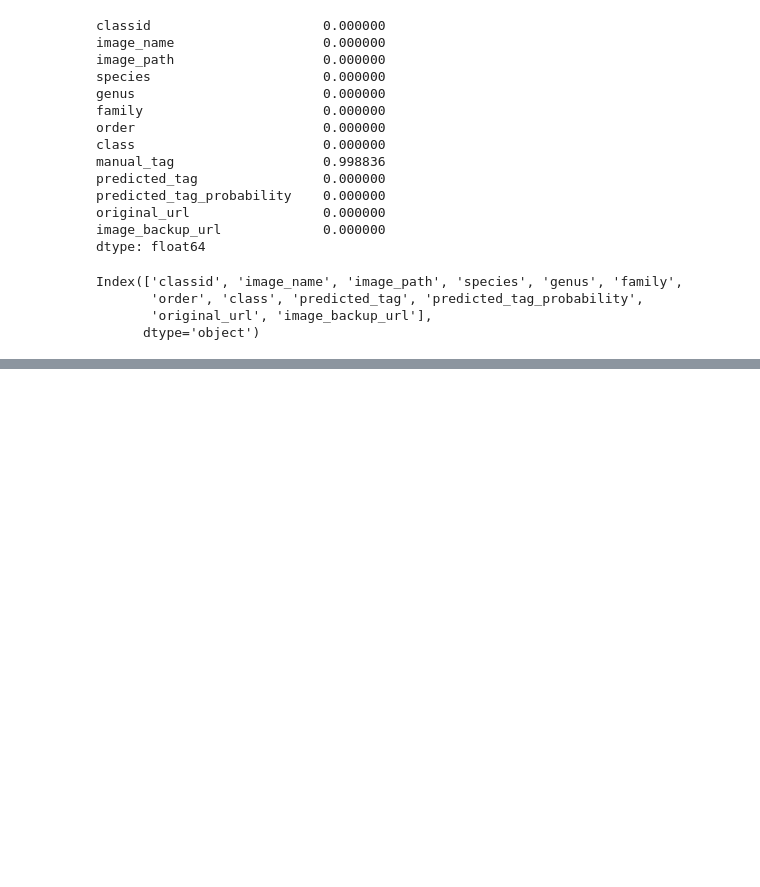
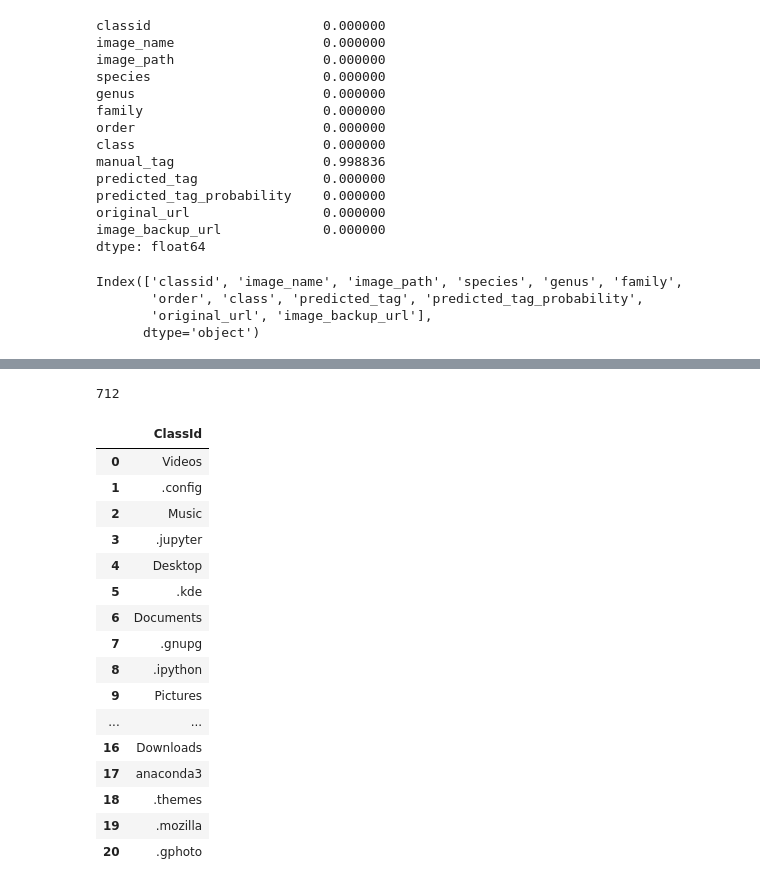
Before and after one commit to amarjit-yadav/PlantProject, a Jupyter notebook: samplemodel.ipynb, the cells around one changed output, grey strips where cells are left out. Drawn from its saved outputs; the diff is of its cells as text; code cells hidden in the pictures; blank space fills up the shorter version.

Commit message:
mapped the metadata with current working data

```diff
--- a/samplemodel.ipynb
+++ b/samplemodel.ipynb
@@ -184,0 +247,25 @@ ttdata.head()
+# %%
+len(m_data.classid.unique())
+# %% [output]
+712
+# %%
+names=pd.DataFrame(sub_folders,columns=['ClassId'])
+names
+# %% [output]
+|  | ClassId |
+| 0 | Videos |
+| 1 | .config |
+| 2 | Music |
+| 3 | .jupyter |
+| 4 | Desktop |
+| 5 | .kde |
+| 6 | Documents |
+| 7 | .gnupg |
+| 8 | .ipython |
+| 9 | Pictures |
+| ... | ... |
+| 16 | Downloads |
+| 17 | anaconda3 |
+| 18 | .themes |
+| 19 | .mozilla |
+| 20 | .gphoto |
```
Also changed, not shown: parts of 7 cells of this notebook.
